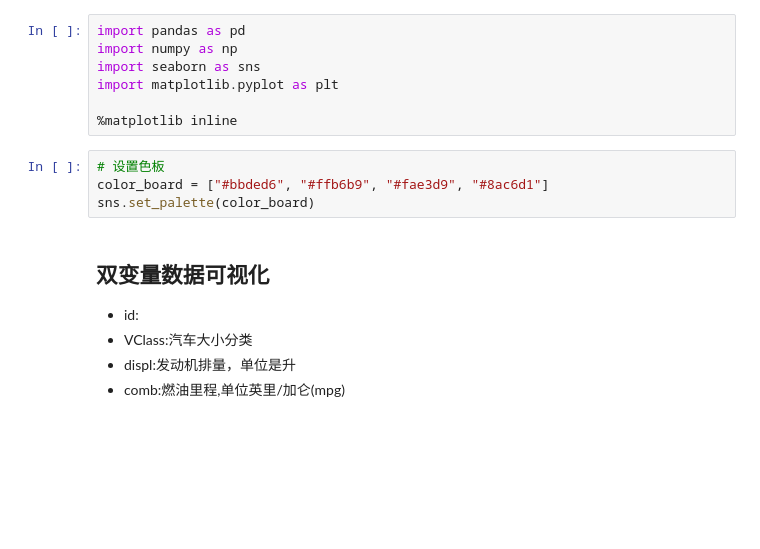
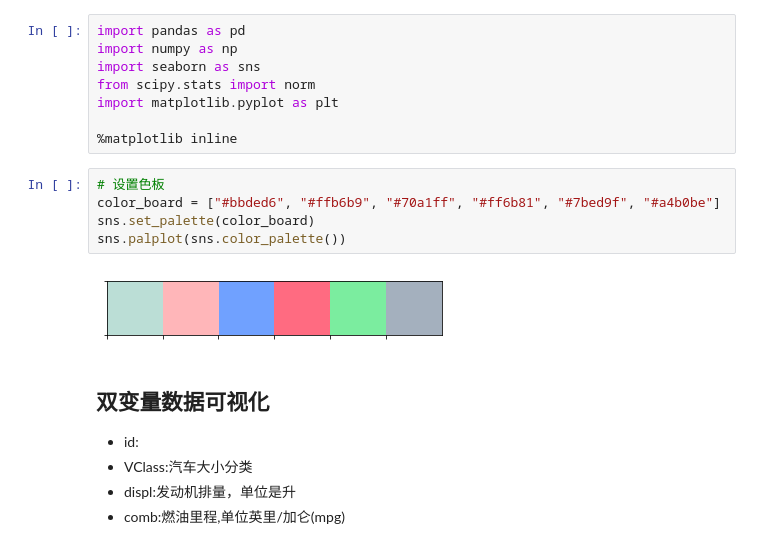
Before and after one commit to DepInjoy/PythonGrammarFoundation, a Jupyter notebook: jupyters/Visualization.ipynb, the cells around one changed output. Cells and saved outputs as stored; diff of their text form; blank space fills up the shorter version.

```diff
--- a/jupyters/Visualization.ipynb
+++ b/jupyters/Visualization.ipynb
@@ -7,13 +29,17 @@
 import pandas as pd
 import numpy as np
 import seaborn as sns
+from scipy.stats import norm
 import matplotlib.pyplot as plt
 
 %matplotlib inline
 # %%
 # 设置色板
-color_board = ["#bbded6", "#ffb6b9", "#fae3d9", "#8ac6d1"]
+color_board = ["#bbded6", "#ffb6b9", "#70a1ff", "#ff6b81", "#7bed9f", "#a4b0be"]
 sns.set_palette(color_board)
+sns.palplot(sns.color_palette())
+# %% [output]
+[figure, added]
 # %% [markdown]
 ## 双变量数据可视化
 
```
Also changed, not shown: parts of 12 cells of this notebook.
